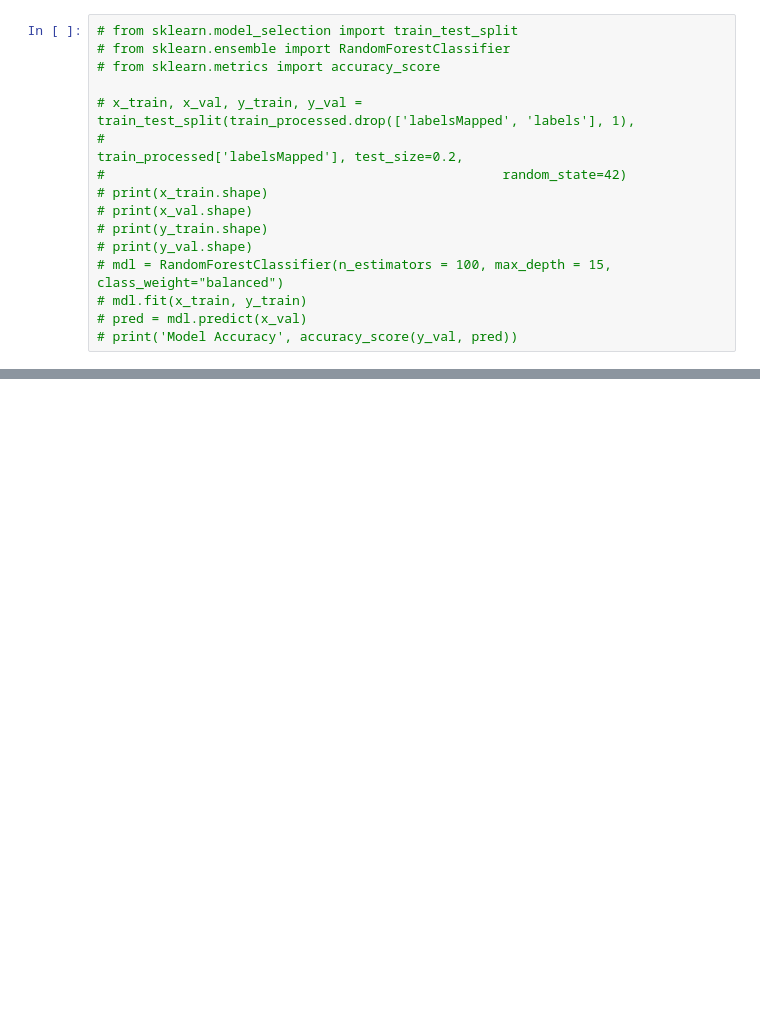
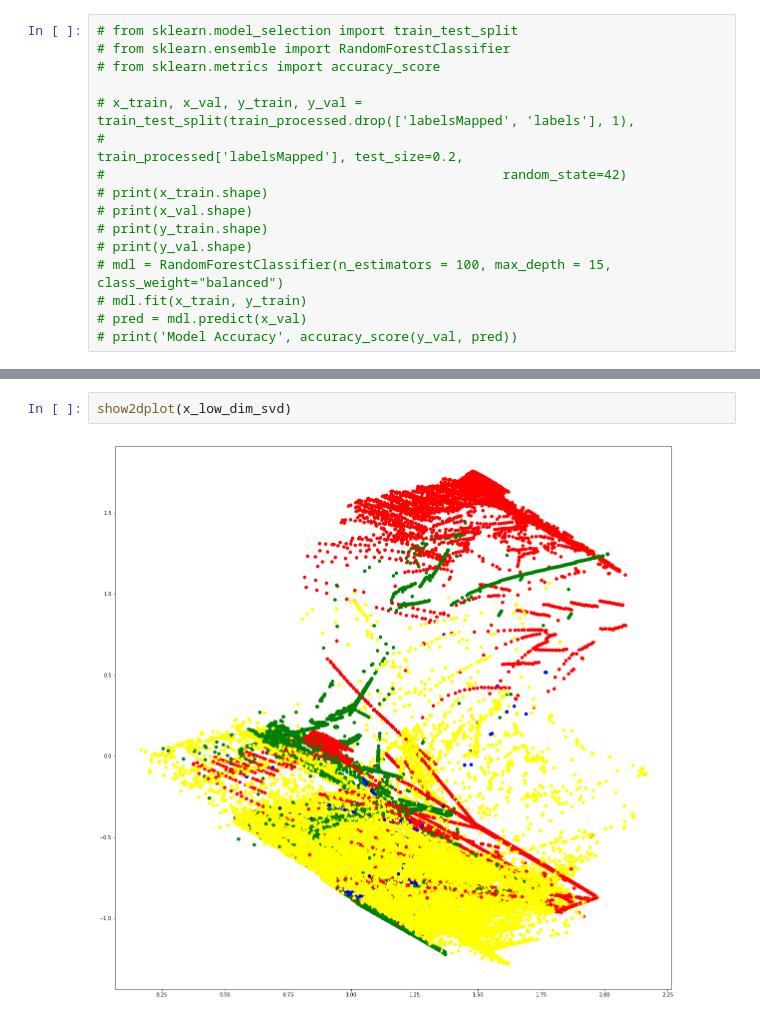
Before and after one commit to buddhapuneeth/NetworkIntrusionDetection, a Jupyter notebook: Data Analysis.ipynb, the cells around one changed output, grey strips where cells are left out. Drawn from its saved outputs; the diff is of its cells as text; blank space fills up the shorter version.

```diff
--- a/Data Analysis.ipynb
+++ b/Data Analysis.ipynb
@@ -405,0 +569,4 @@ OrderedDict([('num_shells', 326.11353550295854),
+# %%
+show2dplot(x_low_dim_svd)
+# %% [output]
+[figure, added]
```
Also changed, not shown: parts of 25 cells of this notebook, 2 other files.
